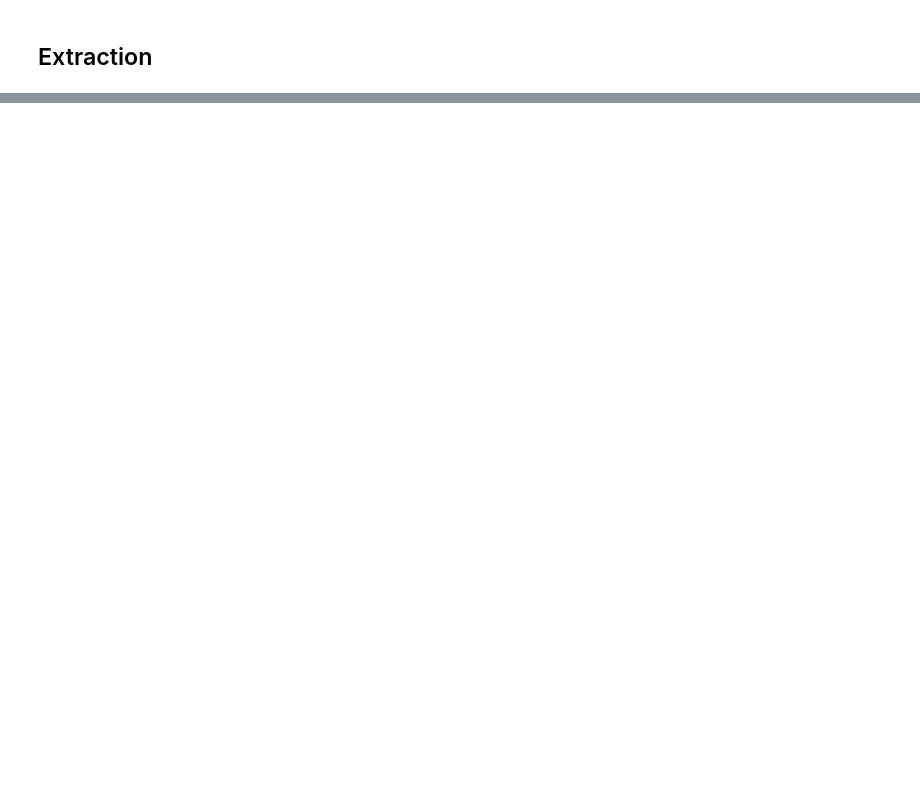
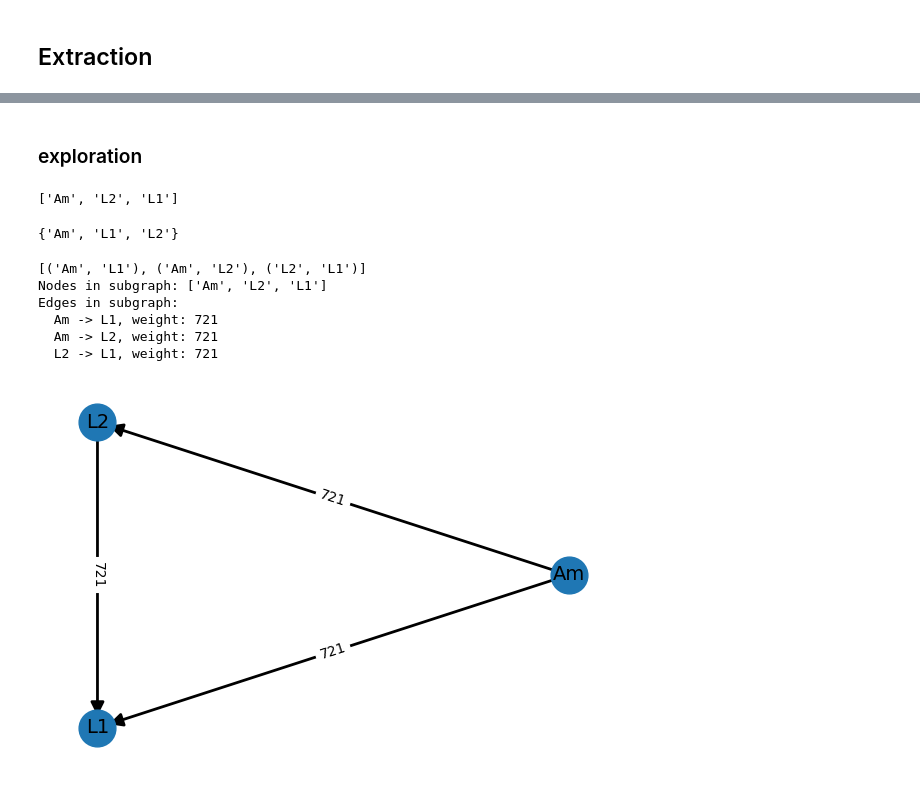
Before and after one commit to deangeckt/fly_wire_perturbations, a Jupyter notebook: extract_motifs.ipynb, the cells around one changed output, grey strips where cells are left out. Saved outputs shown, nothing was run; the diff lists cells and outputs as text; code cells hidden in the pictures; blank space fills up the shorter version.

```diff
--- a/extract_motifs.ipynb
+++ b/extract_motifs.ipynb
@@ -257,35 +275,53 @@ triplet
+# %% [markdown]
+### exploration
+# %%
+triplets = fsl_nodes[38][0:1]
+neurons_set = set()
+for triplet in triplets:
+    triplet_neuron = [index_to_node_id[idx] for idx in triplet]
+    print(triplet_neuron)
+    neurons_set.update(triplet_neuron)
+neurons_set
+# %% [output]
+['Am', 'L2', 'L1']
+{'Am', 'L1', 'L2'}
 # %%
-# Define your nodes of interest
-sub = G_connectome.subgraph(triplet)
+subgraph = nx.induced_subgraph(G_connectome, neurons_set)
 
-print(f"Nodes in subgraph: {sub.nodes()}")
+print(subgraph.edges)
+print(f"Nodes in subgraph: {subgraph.nodes()}")
 print("Edges in subgraph:")
-if sub.number_of_edges() == 0:
-    print("  No edges found between these specific nodes.")
+if subgraph.number_of_edges() == 0:
+    print(" No edges found between these specific nodes.")
 else:
-    for u, v, data in sub.edges(data=True):
+    for u, v, data in subgraph.edges(data=True):
         print(f"  {u} -> {v}, weight: {data.get('weight')}")
+# %% [output]
+[('Am', 'L1'), ('Am', 'L2'), ('L2', 'L1')]
+Nodes in subgraph: ['Am', 'L2', 'L1']
+Edges in subgraph:
+  Am -> L1, weight: 721
+  Am -> L2, weight: 721
+  L2 -> L1, weight: 721
-# %%
-import networkx as nx
-import matplotlib.pyplot as plt
-
-# 1. Create the subgraph from your existing graph
-# Replace [node_id_1, node_id_2, node_id_3] with the actual IDs you want to see
-subgraph = G_connectome.subgraph(triplet)
-
-# 2. Plotting
-plt.figure(figsize=(6, 4))
-pos = nx.spring_layout(subgraph, seed=42)  # Layout for consistent positioning
-
-# Draw the nodes and edges
-nx.draw_networkx_nodes(subgraph, pos, node_size=700, node_color='skyblue')
-nx.draw_networkx_edges(subgraph, pos, width=2, arrowsize=20)
-nx.draw_networkx_labels(subgraph, pos, font_size=12, font_family="sans-serif")
-
-# Optional: Draw edge labels (weights) if you want to see them
-edge_labels = nx.get_edge_attributes(subgraph, 'weight')
-nx.draw_networkx_edge_labels(subgraph, pos)
-
-plt.axis('off')
-plt.tight_layout()
-plt.show()
+# %%
+import networkx as nx
+import matplotlib.pyplot as plt
+
+# 2. Plotting
+plt.figure(figsize=(6, 4))
+pos = nx.circular_layout(subgraph)  # Layout for consistent positioning
+
+# Draw the nodes and edges
+nx.draw_networkx_nodes(subgraph, pos, node_size=700, node_color='C0')
+nx.draw_networkx_edges(subgraph, pos, width=2, arrowsize=20)
+nx.draw_networkx_labels(subgraph, pos, font_size=14, font_family="sans-serif")
+
+# FIX: Get just the 'weight' value and explicitly pass it to the function
+edge_labels = nx.get_edge_attributes(subgraph, 'weight')
+nx.draw_networkx_edge_labels(subgraph, pos, edge_labels=edge_labels)
+
+plt.axis('off')
+plt.tight_layout()
+plt.show()
+# %% [output]
+[figure, added]
```
Also changed, not shown: parts of 13 cells of this notebook, 1 other file.
